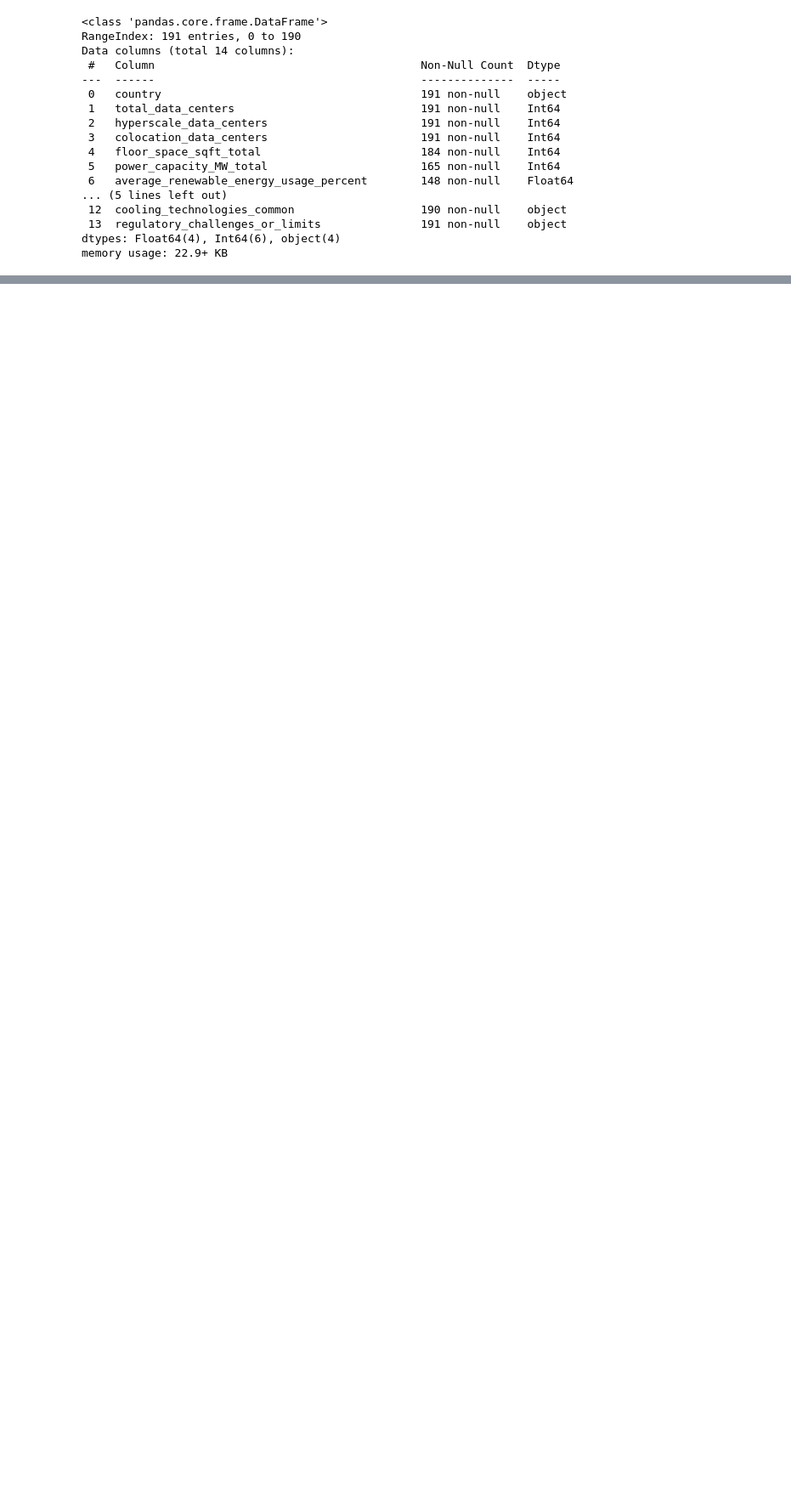
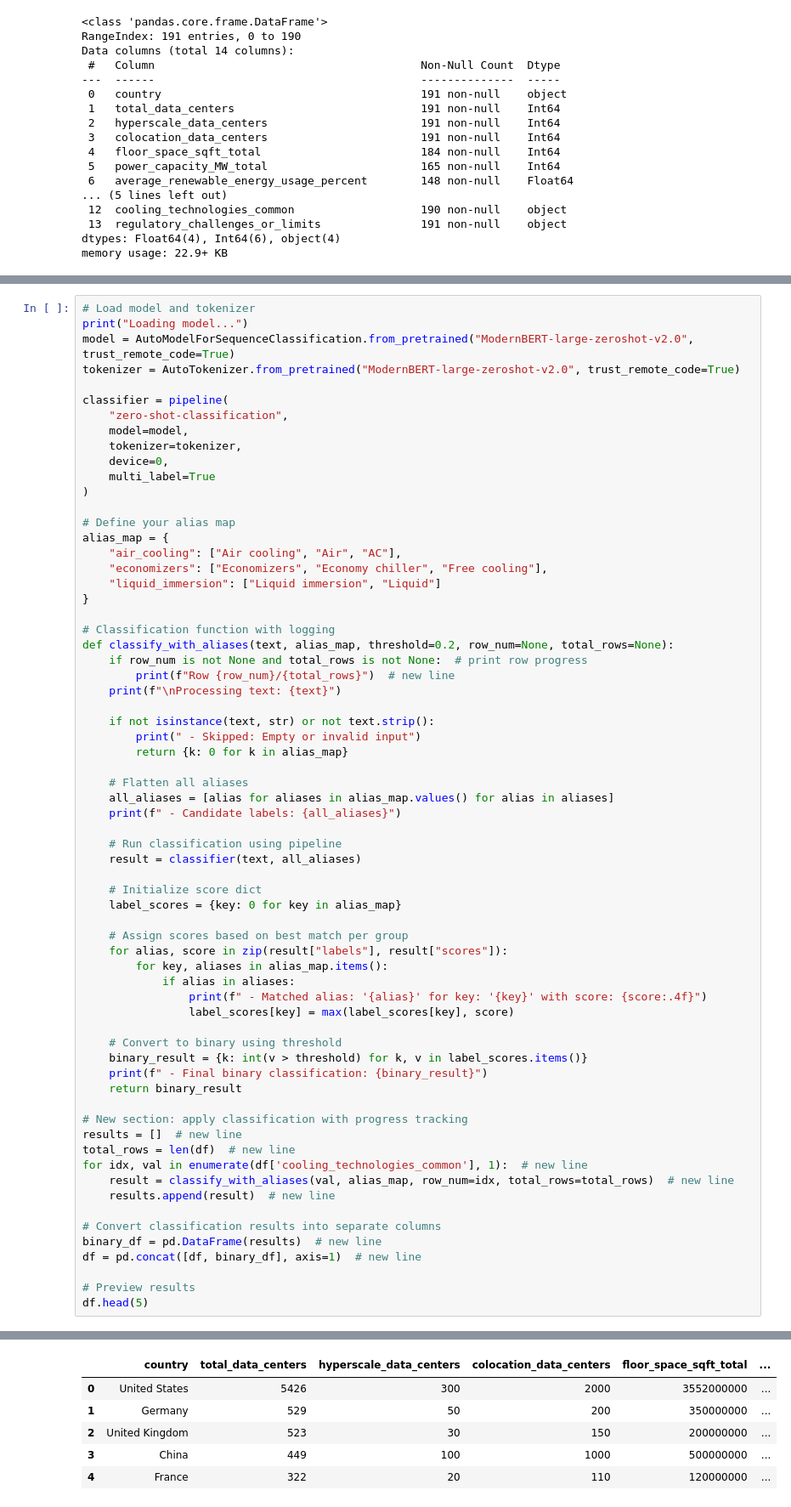
Before and after one commit to JYNgithub/Data-Center-Dashboard, a Jupyter notebook: cleaning.ipynb, the cells around one changed output, grey strips where cells are left out. Shown at 85% size. Cells and saved outputs as stored; diff of their text form; blank space fills up the shorter version.

```diff
--- a/cleaning.ipynb
+++ b/cleaning.ipynb
@@ -135,0 +163,67 @@ Trying to resume download...
+# %%
+# Load model and tokenizer
+print("Loading model...")
+model = AutoModelForSequenceClassification.from_pretrained("ModernBERT-large-zeroshot-v2.0", trust_remote_code=True)
+tokenizer = AutoTokenizer.from_pretrained("ModernBERT-large-zeroshot-v2.0", trust_remote_code=True)
+
+classifier = pipeline(
+    "zero-shot-classification",
+    model=model,
+    tokenizer=tokenizer,
+    device=0,
+    multi_label=True
+)
+
+# Define your alias map
+alias_map = {
+    "air_cooling": ["Air cooling", "Air", "AC"],
+    "economizers": ["Economizers", "Economy chiller", "Free cooling"],
+    "liquid_immersion": ["Liquid immersion", "Liquid"]
+}
+
+# Classification function with logging
+def classify_with_aliases(text, alias_map, threshold=0.2, row_num=None, total_rows=None):
+    if row_num is not None and total_rows is not None:  # print row progress
+        print(f"Row {row_num}/{total_rows}")  # new line
+    print(f"\nProcessing text: {text}")
+
+    if not isinstance(text, str) or not text.strip():
+        print(" - Skipped: Empty or invalid input")
+        return {k: 0 for k in alias_map}
+
+    # Flatten all aliases
+    all_aliases = [alias for aliases in alias_map.values() for alias in aliases]
+    print(f" - Candidate labels: {all_aliases}")
+
+    # Run classification using pipeline
+    result = classifier(text, all_aliases)
+
+    # Initialize score dict
+    label_scores = {key: 0 for key in alias_map}
+
+    # Assign scores based on best match per group
+    for alias, score in zip(result["labels"], result["scores"]):
+        for key, aliases in alias_map.items():
+            if alias in aliases:
+                print(f" - Matched alias: '{alias}' for key: '{key}' with score: {score:.4f}")
+                label_scores[key] = max(label_scores[key], score)
+
+    # Convert to binary using threshold
+    binary_result = {k: int(v > threshold) for k, v in label_scores.items()}
+    print(f" - Final binary classification: {binary_result}")
+    return binary_result
+
+# New section: apply classification with progress tracking
+results = []  # new line
+total_rows = len(df)  # new line
+for idx, val in enumerate(df['cooling_technologies_common'], 1):  # new line
+    result = classify_with_aliases(val, alias_map, row_num=idx, total_rows=total_rows)  # new line
+    results.append(result)  # new line
+
+# Convert classification results into separate columns
+binary_df = pd.DataFrame(results)  # new line
+df = pd.concat([df, binary_df], axis=1)  # new line
+
+# Preview results
+df.head(5)
+# %% [output]
@@ -135,0 +249,6 @@ Trying to resume download...
+|  | country | total_data_centers | hyperscale_data_centers | colocation_data_centers | floor_space_sqft_total | ... |
+| 0 | United States | 5426 | 300 | 2000 | 3552000000 | ... |
+| 1 | Germany | 529 | 50 | 200 | 350000000 | ... |
+| 2 | United Kingdom | 523 | 30 | 150 | 200000000 | ... |
+| 3 | China | 449 | 100 | 1000 | 500000000 | ... |
+| 4 | France | 322 | 20 | 110 | 120000000 | ... |
```
Also changed, not shown: parts of 4 cells of this notebook, 3 other files.
